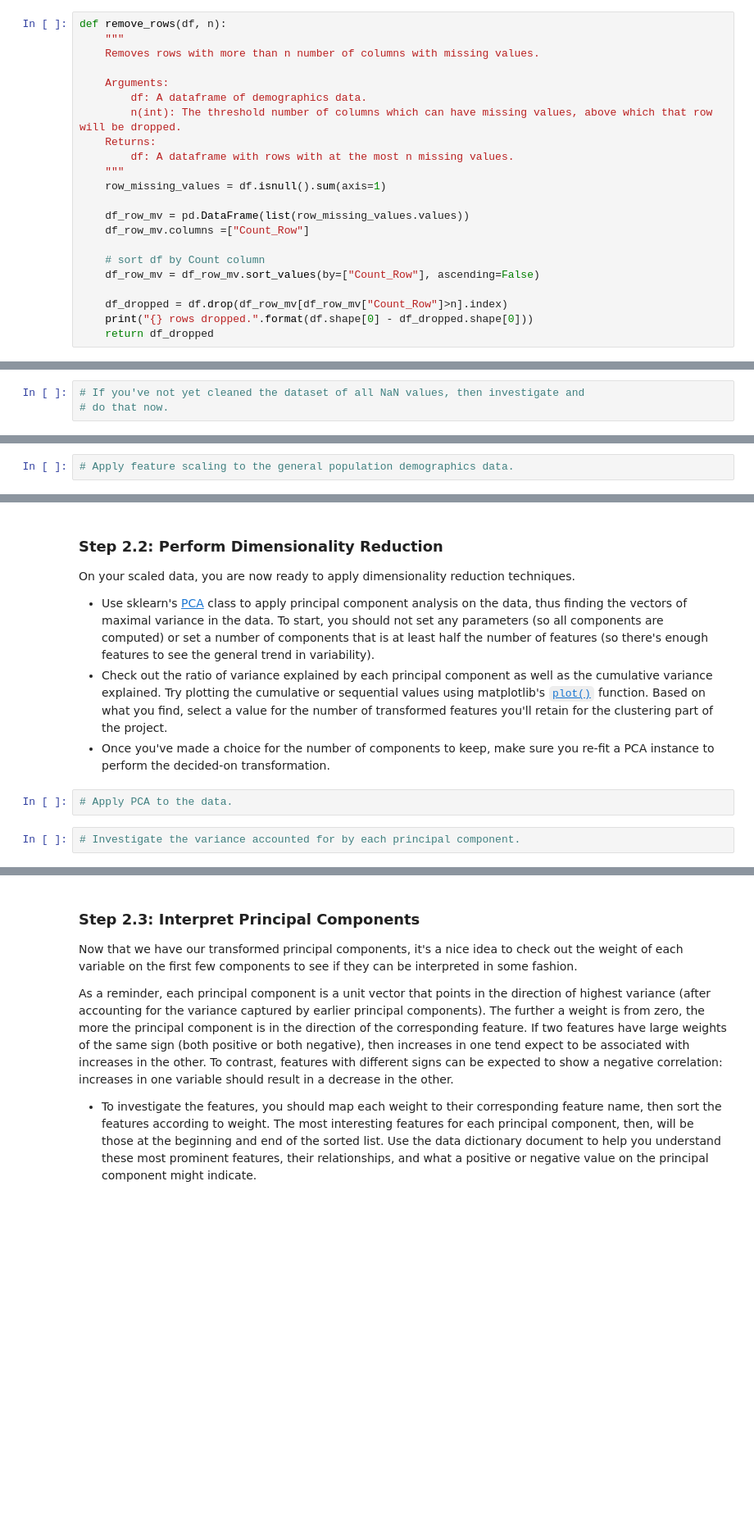
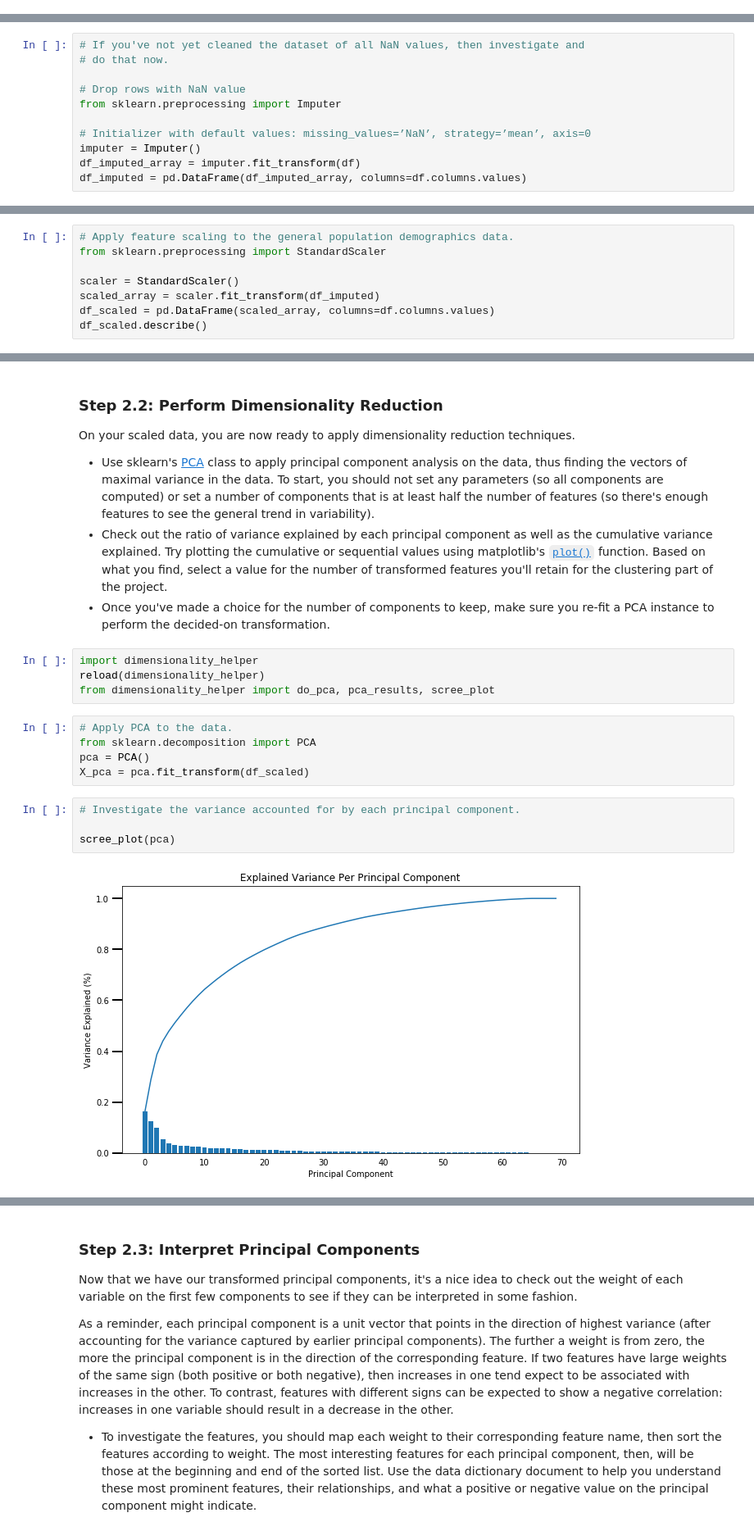
Before and after one commit to nirajpandkar/arvato-customer-segment-identification, a Jupyter notebook: Identify_Customer_Segments.ipynb, the cells around one changed output, grey strips where cells are left out. Shown at 82% size. Saved outputs shown, nothing was run; the diff lists cells and outputs as text; blank space fills up the shorter version.

Commit message:
Completed preprocessing, imputation and scaling

```diff
--- a/Identify_Customer_Segments.ipynb
+++ b/Identify_Customer_Segments.ipynb
@@ -200,28 +165,6 @@ In order to know what to do with the outlier rows, we should see if the distribu
 - To reduce repeated code, you might want to write a function that can perform this comparison, taking as one of its arguments a column to be compared.
 
 Depending on what you observe in your comparison, this will have implications on how you approach your conclusions later in the analysis. If the distributions of non-missing features look similar between the data with many missing values and the data with few or no missing values, then we could argue that simply dropping those points from the analysis won't present a major issue. On the other hand, if the data with many missing values looks very different from the data with few or no missing values, then we should make a note on those data as special. We'll revisit these data later on. **Either way, you should continue your analysis for now using just the subset of the data with few or no missing values.**
-# %%
-def remove_rows(df, n):
-    """
-    Removes rows with more than n number of columns with missing values.
-
-    Arguments:
-        df: A dataframe of demographics data.
-        n(int): The threshold number of columns which can have missing values, above which that row will be dropped.
-    Returns:
-        df: A dataframe with rows with at the most n missing values.
-    """
-    row_missing_values = df.isnull().sum(axis=1)
-
-    df_row_mv = pd.DataFrame(list(row_missing_values.values))
-    df_row_mv.columns =["Count_Row"]
-
-    # sort df by Count column
-    df_row_mv = df_row_mv.sort_values(by=["Count_Row"], ascending=False)
-
-    df_dropped = df.drop(df_row_mv[df_row_mv["Count_Row"]>n].index)
-    print("{} rows dropped.".format(df.shape[0] - df_dropped.shape[0]))
-    return df_dropped
 # %%
 # How much data is missing in each row of the dataset?
 row_missing_values = azdias_dropped.isnull().sum(axis=1)
@@ -665,3 +401,11 @@ Before we apply dimensionality reduction techniques to the data, we need to perf
 # %%
 # If you've not yet cleaned the dataset of all NaN values, then investigate and
 # do that now.
+
+# Drop rows with NaN value
+from sklearn.preprocessing import Imputer
+
+# Initializer with default values: missing_values=’NaN’, strategy=’mean’, axis=0
+imputer = Imputer()
+df_imputed_array = imputer.fit_transform(df)
+df_imputed = pd.DataFrame(df_imputed_array, columns=df.columns.values)
@@ -668,2 +438,8 @@ Before we apply dimensionality reduction techniques to the data, we need to perf
 # %%
 # Apply feature scaling to the general population demographics data.
+from sklearn.preprocessing import StandardScaler
+
+scaler = StandardScaler()
+scaled_array = scaler.fit_transform(df_imputed)
+df_scaled = pd.DataFrame(scaled_array, columns=df.columns.values)
+df_scaled.describe()
@@ -679,7 +474,18 @@ On your scaled data, you are now ready to apply dimensionality reduction techniq
 - Use sklearn's [PCA](http://scikit-learn.org/stable/modules/generated/sklearn.decomposition.PCA.html) class to apply principal component analysis on the data, thus finding the vectors of maximal variance in the data. To start, you should not set any parameters (so all components are computed) or set a number of components that is at least half the number of features (so there's enough features to see the general trend in variability).
 - Check out the ratio of variance explained by each principal component as well as the cumulative variance explained. Try plotting the cumulative or sequential values using matplotlib's [`plot()`](https://matplotlib.org/api/_as_gen/matplotlib.pyplot.plot.html) function. Based on what you find, select a value for the number of transformed features you'll retain for the clustering part of the project.
 - Once you've made a choice for the number of components to keep, make sure you re-fit a PCA instance to perform the decided-on transformation.
+# %%
+import dimensionality_helper
+reload(dimensionality_helper)
+from dimensionality_helper import do_pca, pca_results, scree_plot
 # %%
 # Apply PCA to the data.
+from sklearn.decomposition import PCA
+pca = PCA()
+X_pca = pca.fit_transform(df_scaled)
 # %%
 # Investigate the variance accounted for by each principal component.
+
+scree_plot(pca)
+# %% [output]
+[figure, added]
```
Also changed, not shown: parts of 45 cells of this notebook, 3 other files.
